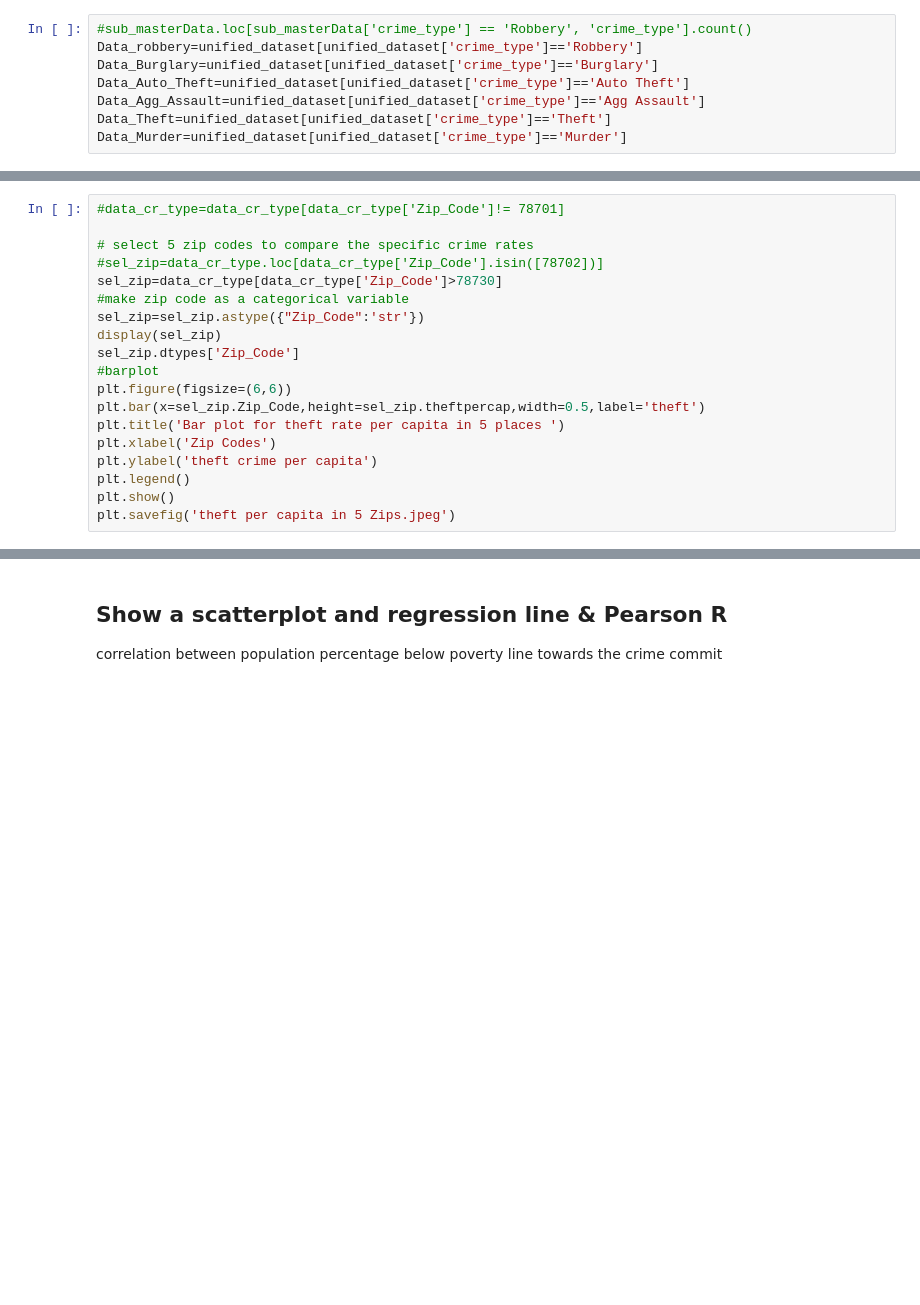
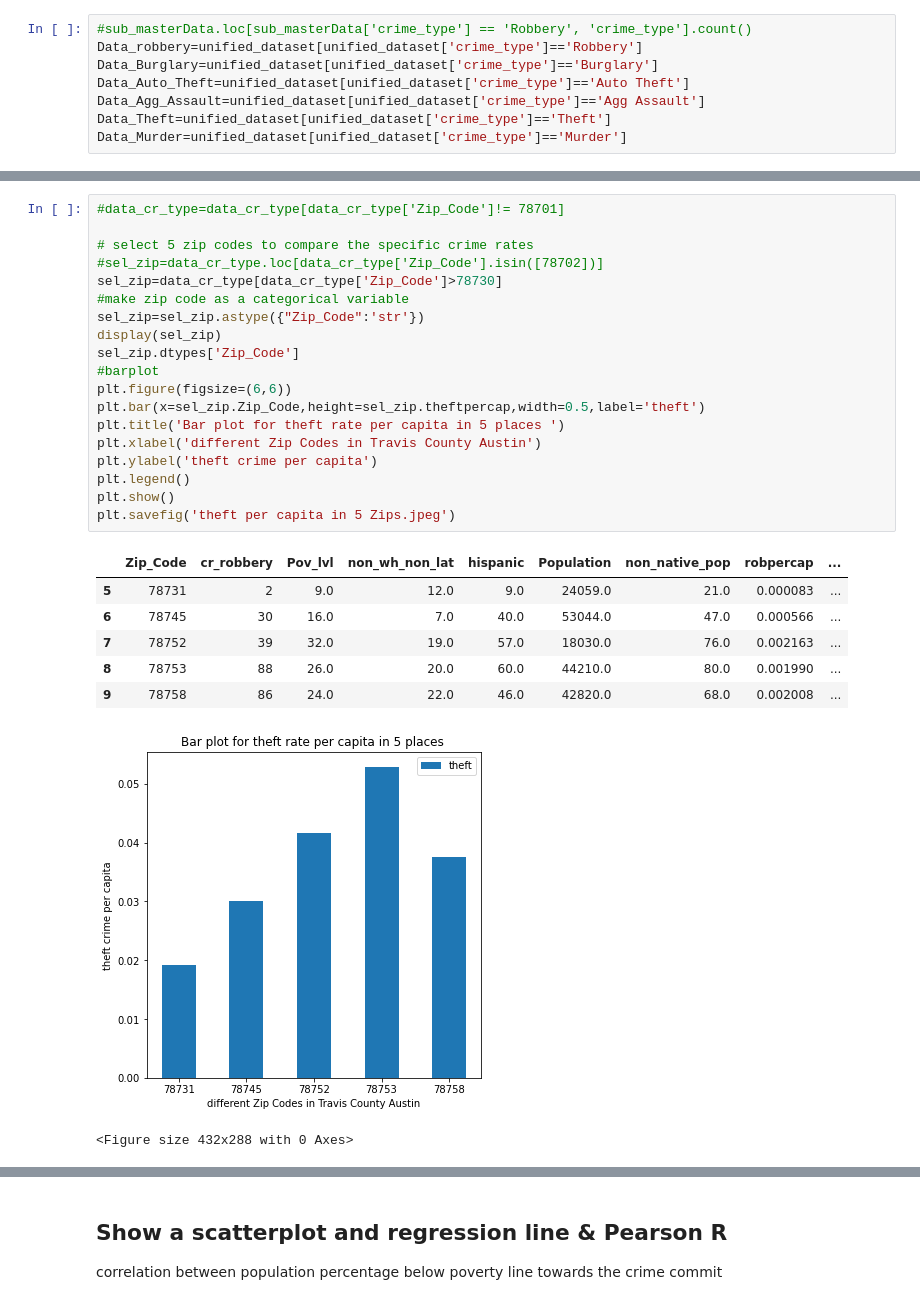
Before and after one commit to meghkc/cs5830-project2, a Jupyter notebook: project2.ipynb, the cells around one changed output, grey strips where cells are left out. Cells and saved outputs as stored; diff of their text form; blank space fills up the shorter version.

```diff
--- a/project2.ipynb
+++ b/project2.ipynb
@@ -173,22 +267,31 @@ display(data_cr_type)
 # %%
 #data_cr_type=data_cr_type[data_cr_type['Zip_Code']!= 78701]
 
 # select 5 zip codes to compare the specific crime rates
 #sel_zip=data_cr_type.loc[data_cr_type['Zip_Code'].isin([78702])]
 sel_zip=data_cr_type[data_cr_type['Zip_Code']>78730]
 #make zip code as a categorical variable
 sel_zip=sel_zip.astype({"Zip_Code":'str'})
 display(sel_zip)
 sel_zip.dtypes['Zip_Code']
 #barplot
 plt.figure(figsize=(6,6))
 plt.bar(x=sel_zip.Zip_Code,height=sel_zip.theftpercap,width=0.5,label='theft')
 plt.title('Bar plot for theft rate per capita in 5 places ')
-plt.xlabel('Zip Codes')
+plt.xlabel('different Zip Codes in Travis County Austin')
 plt.ylabel('theft crime per capita')
 plt.legend()
 plt.show()
 plt.savefig('theft per capita in 5 Zips.jpeg')
+# %% [output]
+|  | Zip_Code | cr_robbery | Pov_lvl | non_wh_non_lat | hispanic | Population | non_native_pop | robpercap | ... |
+| 5 | 78731 | 2 | 9.0 | 12.0 | 9.0 | 24059.0 | 21.0 | 0.000083 | ... |
+| 6 | 78745 | 30 | 16.0 | 7.0 | 40.0 | 53044.0 | 47.0 | 0.000566 | ... |
+| 7 | 78752 | 39 | 32.0 | 19.0 | 57.0 | 18030.0 | 76.0 | 0.002163 | ... |
+| 8 | 78753 | 88 | 26.0 | 20.0 | 60.0 | 44210.0 | 80.0 | 0.001990 | ... |
+| 9 | 78758 | 86 | 24.0 | 22.0 | 46.0 | 42820.0 | 68.0 | 0.002008 | ... |
+[figure, added]
+<Figure size 432x288 with 0 Axes>
 # %%
 #multiple barplot
 plt.figure(figsize=(6,6))
```
Also changed, not shown: parts of 15 cells of this notebook, 8 other files.
